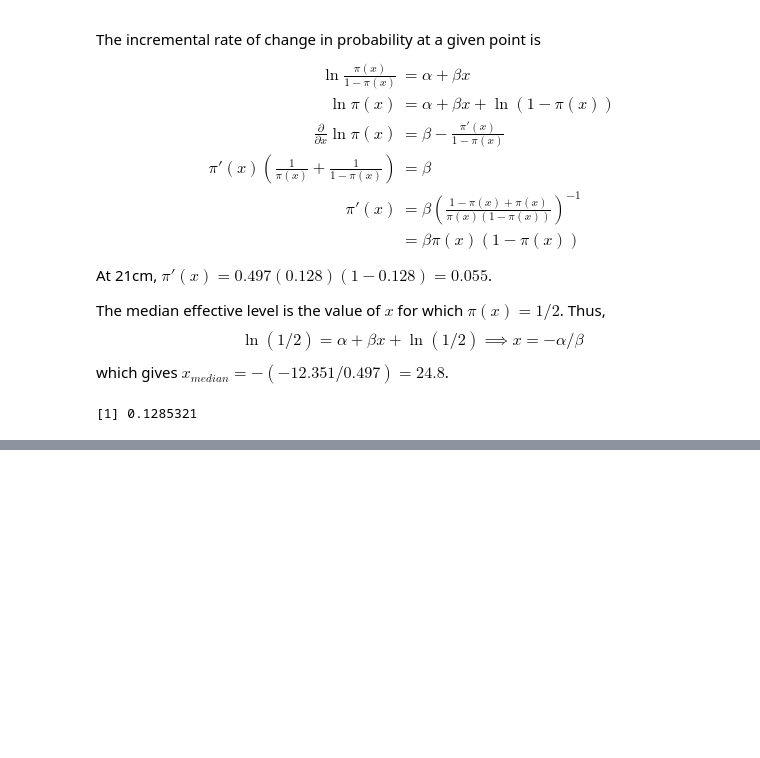
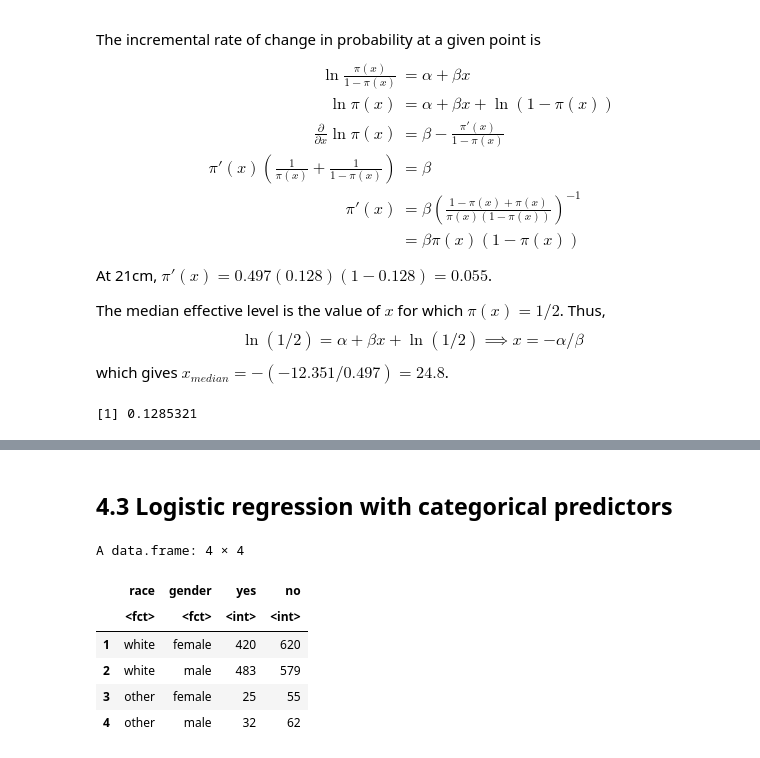
Before and after one commit to haganenoneko/CategoricalDataAnalysis, a Jupyter notebook: notebooks/4_LogisticRegression.ipynb, the cells around one changed output, grey strips where cells are left out. Cells and saved outputs as stored; diff of their text form; code cells hidden in the pictures; blank space fills up the shorter version.

Commit message:
Logistic regression

```diff
--- a/notebooks/4_LogisticRegression.ipynb
+++ b/notebooks/4_LogisticRegression.ipynb
@@ -157,0 +210,16 @@ single_pix(21, -12.351, 0.497)
+# %% [markdown]
+## 4.3 Logistic regression with categorical predictors
+# %%
+library(tidyverse)
+Marijuana <- read.table("http://users.stat.ufl.edu/~aa/cat/data/Marijuana.dat",
+  header = TRUE, stringsAsFactors = TRUE
+)
+head(Marijuana)
+# %% [output]
+A data.frame: 4 × 4
+|  | race | gender | yes | no |
+|  | <fct> | <fct> | <int> | <int> |
+| 1 | white | female | 420 | 620 |
+| 2 | white | male | 483 | 579 |
+| 3 | other | female | 25 | 55 |
+| 4 | other | male | 32 | 62 |
```
Also changed, not shown: parts of 37 cells of this notebook.
